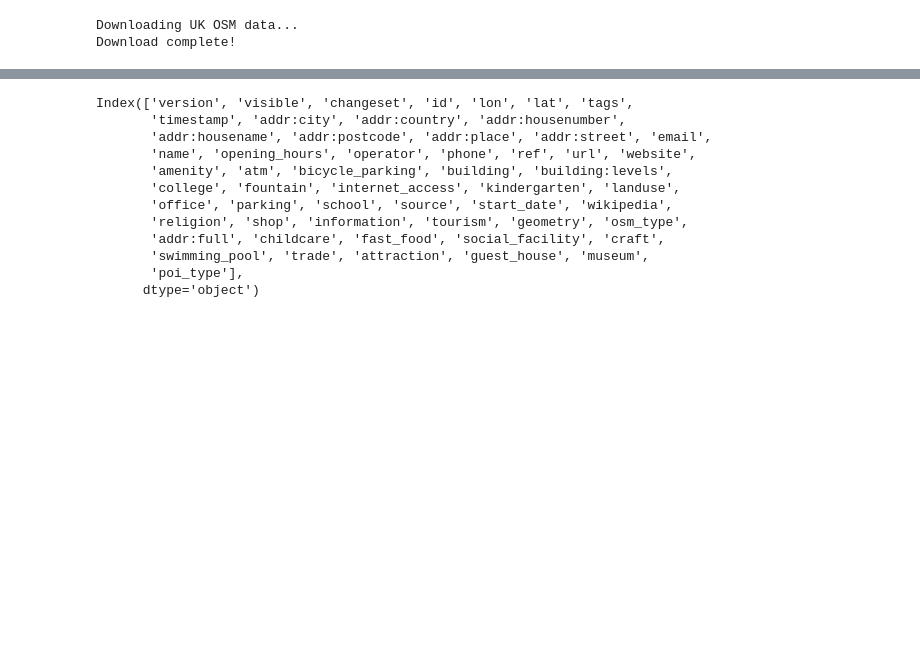
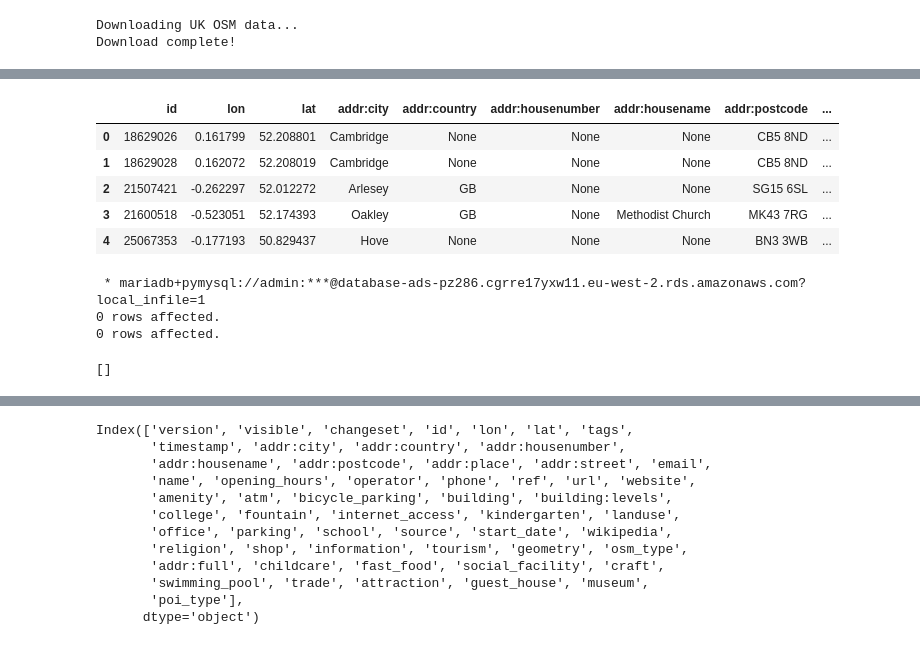
Before and after one commit to Pidongg/pz286_ads_2024, a Jupyter notebook: ads_course_assessment.ipynb, the cells around one changed output, grey strips where cells are left out. Cells and saved outputs as stored; diff of their text form; code cells hidden in the pictures; blank space fills up the shorter version.

Commit message:
upload osm data to database

```diff
--- a/ads_course_assessment.ipynb
+++ b/ads_course_assessment.ipynb
@@ -491,0 +640,41 @@ pois.describe() # more datapoints than obtaining through OSMnx: 27927 data point
+# %%
+pois_to_save.head()
+# %% [output]
+|  | id | lon | lat | addr:city | addr:country | addr:housenumber | addr:housename | addr:postcode | ... |
+| 0 | 18629026 | 0.161799 | 52.208801 | Cambridge | None | None | None | CB5 8ND | ... |
+| 1 | 18629028 | 0.162072 | 52.208019 | Cambridge | None | None | None | CB5 8ND | ... |
+| 2 | 21507421 | -0.262297 | 52.012272 | Arlesey | GB | None | None | SG15 6SL | ... |
+| 3 | 21600518 | -0.523051 | 52.174393 | Oakley | GB | None | Methodist Church | MK43 7RG | ... |
+| 4 | 25067353 | -0.177193 | 50.829437 | Hove | None | None | None | BN3 3WB | ... |
+# %%
+%%sql
+--
+-- Table structure for table `osm_education_pois`
+--
+USE `ads_2024`;
+CREATE TABLE IF NOT EXISTS `osm_education_pois` (
+  `id` bigint NOT NULL,
+  `lon` double NOT NULL,
+  `lat` double NOT NULL,
+  `addr:city` varchar(255) COLLATE utf8_bin DEFAULT NULL,
+  `addr:country` varchar(255) COLLATE utf8_bin DEFAULT NULL,
+  `addr:housenumber` varchar(50) COLLATE utf8_bin DEFAULT NULL,
+  `addr:housename` varchar(255) COLLATE utf8_bin DEFAULT NULL,
+  `addr:postcode` varchar(20) COLLATE utf8_bin DEFAULT NULL,
+  `addr:place` varchar(255) COLLATE utf8_bin DEFAULT NULL,
+  `addr:street` varchar(255) COLLATE utf8_bin DEFAULT NULL,
+  `amenity` varchar(50) COLLATE utf8_bin DEFAULT NULL,
+  `landuse` varchar(50) COLLATE utf8_bin DEFAULT NULL,
+  `college` varchar(255) COLLATE utf8_bin DEFAULT NULL,
+  `building` varchar(50) COLLATE utf8_bin DEFAULT NULL,
+  `school` varchar(255) COLLATE utf8_bin DEFAULT NULL,
+  `wikipedia` varchar(255) COLLATE utf8_bin DEFAULT NULL,
+  `addr:full` text COLLATE utf8_bin DEFAULT NULL,
+  `osm_type` varchar(50) COLLATE utf8_bin DEFAULT NULL,
+  PRIMARY KEY (`id`)
+) DEFAULT CHARSET=utf8 COLLATE=utf8_bin;
+# %% [output]
+ * mariadb+pymysql://admin:***@database-ads-pz286.cgrre17yxw11.eu-west-2.rds.amazonaws.com?local_infile=1
+0 rows affected.
+0 rows affected.
+[]
```
Also changed, not shown: parts of 30 cells of this notebook.
